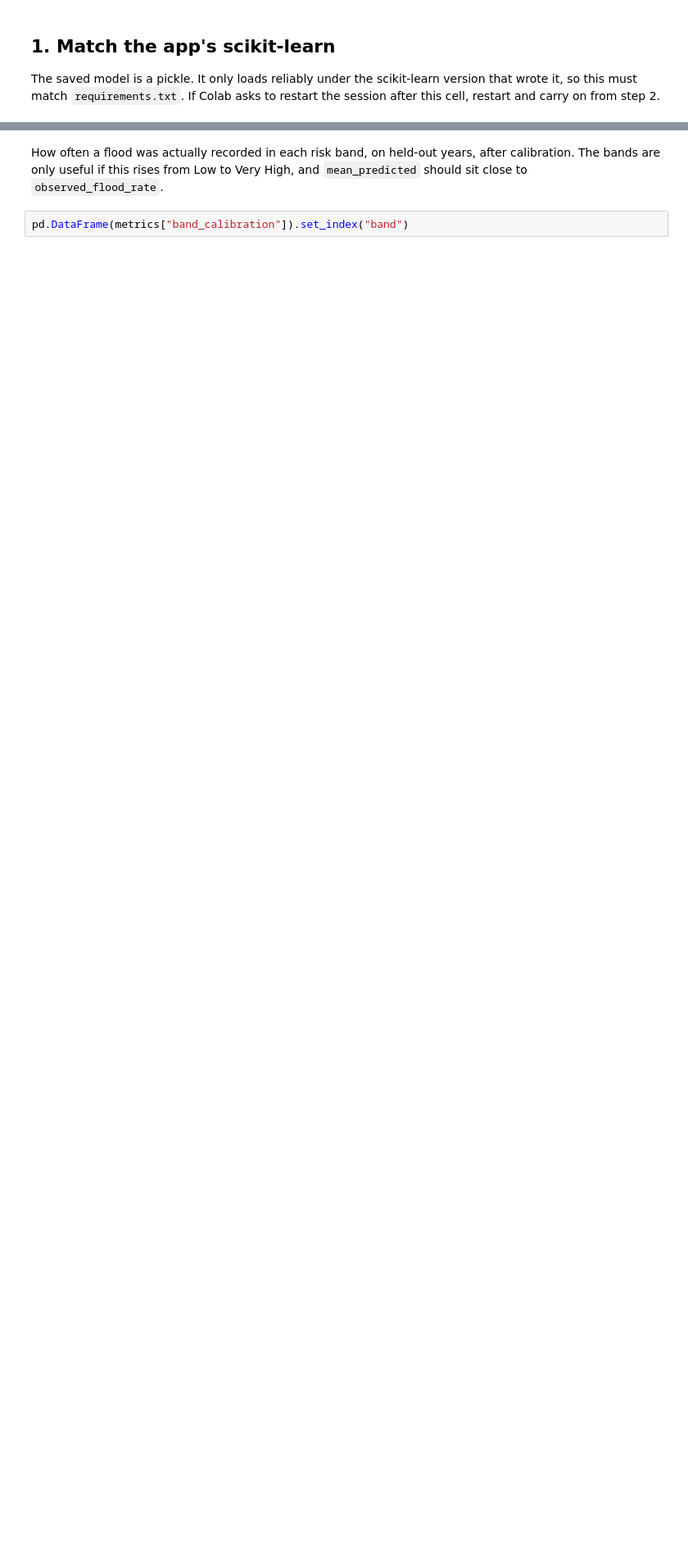
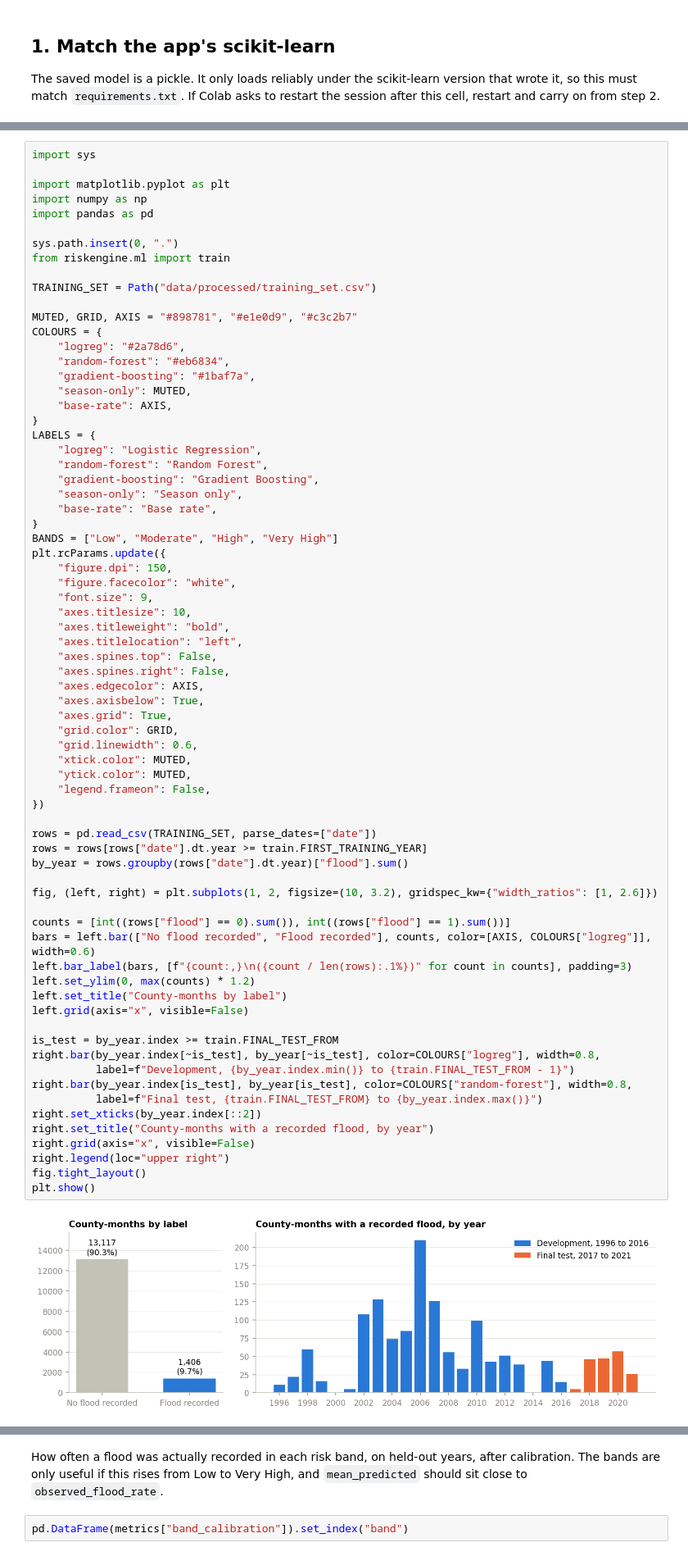
Before and after one commit to KelvinMurega/FloodScout, a Jupyter notebook: notebooks/train_flood_model.ipynb, the cells around one changed output, grey strips where cells are left out. Shown at 82% size. Drawn from its saved outputs; the diff is of its cells as text; blank space fills up the shorter version.

```diff
--- a/notebooks/train_flood_model.ipynb
+++ b/notebooks/train_flood_model.ipynb
@@ -37 +57,74 @@ bundle = next(iter(uploaded))
+# %%
+import sys
+
+import matplotlib.pyplot as plt
+import numpy as np
+import pandas as pd
+
+sys.path.insert(0, ".")
+from riskengine.ml import train
+
+TRAINING_SET = Path("data/processed/training_set.csv")
+
+MUTED, GRID, AXIS = "#898781", "#e1e0d9", "#c3c2b7"
+COLOURS = {
+    "logreg": "#2a78d6",
+    "random-forest": "#eb6834",
+    "gradient-boosting": "#1baf7a",
+    "season-only": MUTED,
+    "base-rate": AXIS,
+}
+LABELS = {
+    "logreg": "Logistic Regression",
+    "random-forest": "Random Forest",
+    "gradient-boosting": "Gradient Boosting",
+    "season-only": "Season only",
+    "base-rate": "Base rate",
+}
+BANDS = ["Low", "Moderate", "High", "Very High"]
+plt.rcParams.update({
+    "figure.dpi": 150,
+    "figure.facecolor": "white",
+    "font.size": 9,
+    "axes.titlesize": 10,
+    "axes.titleweight": "bold",
+    "axes.titlelocation": "left",
+    "axes.spines.top": False,
+    "axes.spines.right": False,
+    "axes.edgecolor": AXIS,
+    "axes.axisbelow": True,
+    "axes.grid": True,
+    "grid.color": GRID,
+    "grid.linewidth": 0.6,
+    "xtick.color": MUTED,
+    "ytick.color": MUTED,
+    "legend.frameon": False,
+})
+
+rows = pd.read_csv(TRAINING_SET, parse_dates=["date"])
+rows = rows[rows["date"].dt.year >= train.FIRST_TRAINING_YEAR]
+by_year = rows.groupby(rows["date"].dt.year)["flood"].sum()
+
+fig, (left, right) = plt.subplots(1, 2, figsize=(10, 3.2), gridspec_kw={"width_ratios": [1, 2.6]})
+
+counts = [int((rows["flood"] == 0).sum()), int((rows["flood"] == 1).sum())]
+bars = left.bar(["No flood recorded", "Flood recorded"], counts, color=[AXIS, COLOURS["logreg"]], width=0.6)
+left.bar_label(bars, [f"{count:,}\n({count / len(rows):.1%})" for count in counts], padding=3)
+left.set_ylim(0, max(counts) * 1.2)
+left.set_title("County-months by label")
+left.grid(axis="x", visible=False)
+
+is_test = by_year.index >= train.FINAL_TEST_FROM
+right.bar(by_year.index[~is_test], by_year[~is_test], color=COLOURS["logreg"], width=0.8,
+          label=f"Development, {by_year.index.min()} to {train.FINAL_TEST_FROM - 1}")
+right.bar(by_year.index[is_test], by_year[is_test], color=COLOURS["random-forest"], width=0.8,
+          label=f"Final test, {train.FINAL_TEST_FROM} to {by_year.index.max()}")
+right.set_xticks(by_year.index[::2])
+right.set_title("County-months with a recorded flood, by year")
+right.grid(axis="x", visible=False)
+right.legend(loc="upper right")
+fig.tight_layout()
+plt.show()
+# %% [output]
+[figure, added]
 # %% [markdown]
```
Also changed, not shown: parts of 29 cells of this notebook, 8 other files.
